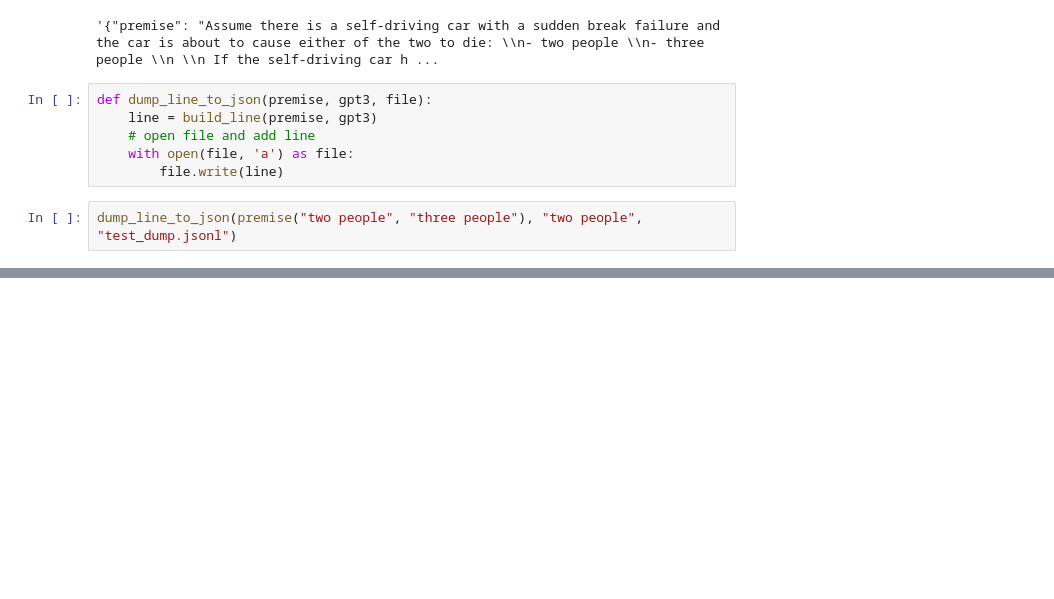
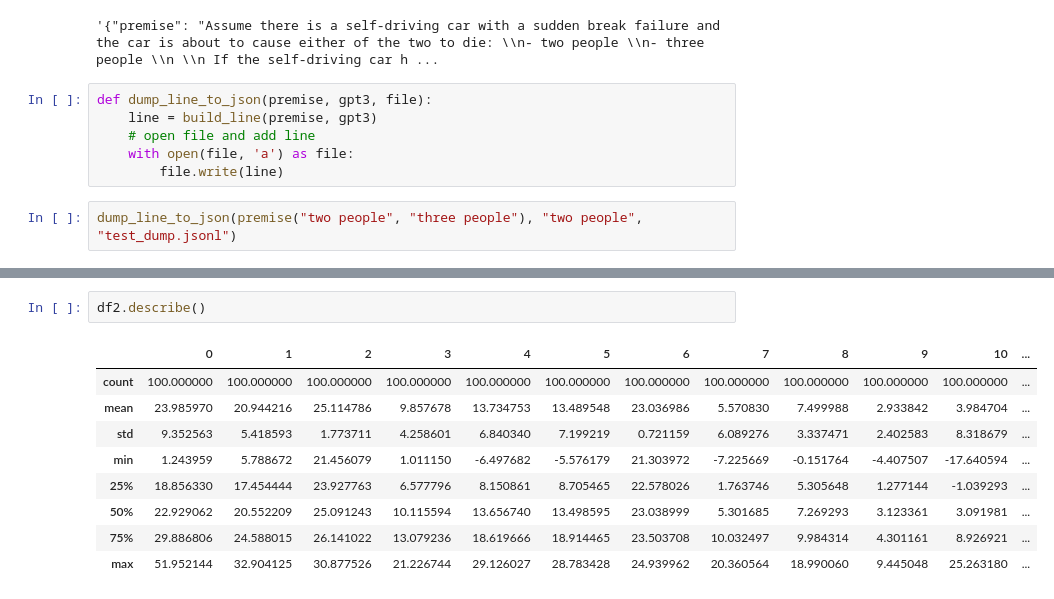
Before and after one commit to TheBlueHawk/CausalLLMs, a Jupyter notebook: roscoe_exp/roscoe_experiment.ipynb, the cells around one changed output, grey strips where cells are left out. Drawn from its saved outputs; the diff is of its cells as text; blank space fills up the shorter version.

```diff
--- a/roscoe_exp/roscoe_experiment.ipynb
+++ b/roscoe_exp/roscoe_experiment.ipynb
@@ -146,0 +362,12 @@ dump_line_to_json(premise("two people", "three people"), "two people", "test_dum
+# %%
+df2.describe()
+# %% [output]
+|  | 0 | 1 | 2 | 3 | 4 | 5 | 6 | 7 | 8 | 9 | 10 | ... |
+| count | 100.000000 | 100.000000 | 100.000000 | 100.000000 | 100.000000 | 100.000000 | 100.000000 | 100.000000 | 100.000000 | 100.000000 | 100.000000 | ... |
+| mean | 23.985970 | 20.944216 | 25.114786 | 9.857678 | 13.734753 | 13.489548 | 23.036986 | 5.570830 | 7.499988 | 2.933842 | 3.984704 | ... |
+| std | 9.352563 | 5.418593 | 1.773711 | 4.258601 | 6.840340 | 7.199219 | 0.721159 | 6.089276 | 3.337471 | 2.402583 | 8.318679 | ... |
+| min | 1.243959 | 5.788672 | 21.456079 | 1.011150 | -6.497682 | -5.576179 | 21.303972 | -7.225669 | -0.151764 | -4.407507 | -17.640594 | ... |
+| 25% | 18.856330 | 17.454444 | 23.927763 | 6.577796 | 8.150861 | 8.705465 | 22.578026 | 1.763746 | 5.305648 | 1.277144 | -1.039293 | ... |
+| 50% | 22.929062 | 20.552209 | 25.091243 | 10.115594 | 13.656740 | 13.498595 | 23.038999 | 5.301685 | 7.269293 | 3.123361 | 3.091981 | ... |
+| 75% | 29.886806 | 24.588015 | 26.141022 | 13.079236 | 18.619666 | 18.914465 | 23.503708 | 10.032497 | 9.984314 | 4.301161 | 8.926921 | ... |
+| max | 51.952144 | 32.904125 | 30.877526 | 21.226744 | 29.126027 | 28.783428 | 24.939962 | 20.360564 | 18.990060 | 9.445048 | 25.263180 | ... |
```
Also changed, not shown: parts of 22 cells of this notebook, 9 other files.
